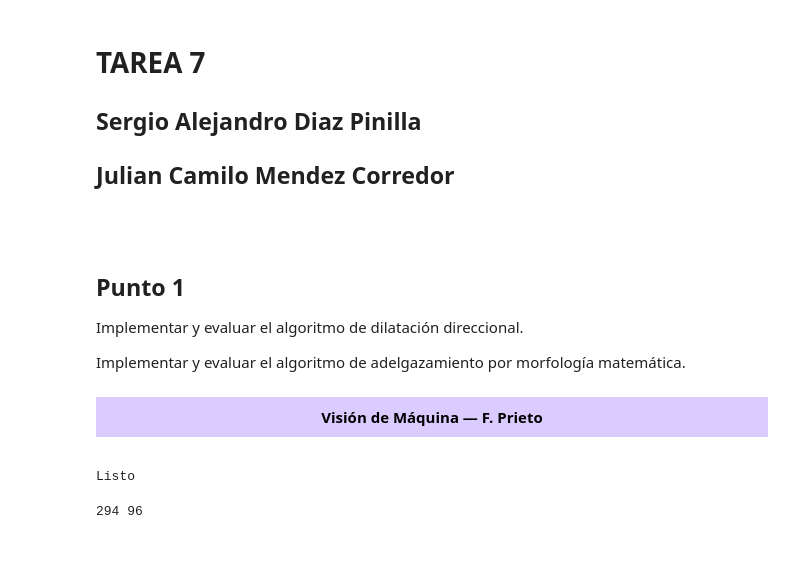
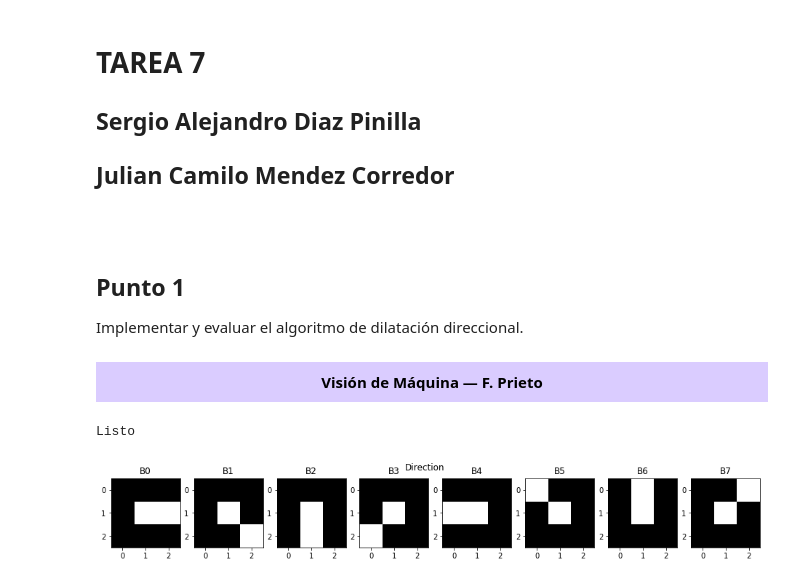
Before and after one commit to seradiazpin/MachineVisionUnal, a Jupyter notebook: Tarea7/Tarea7.ipynb, the cells around one changed output. Drawn from its saved outputs; the diff is of its cells as text; code cells hidden in the pictures; blank space fills up the shorter version.

```diff
--- a/Tarea7/Tarea7.ipynb
+++ b/Tarea7/Tarea7.ipynb
@@ -7,7 +7,7 @@
 <h2>Punto 1</h2>
 
 <p>Implementar y evaluar el algoritmo de dilatación direccional.</p>
- <p> Implementar y evaluar el algoritmo de adelgazamiento por morfología matemática.<p>
+
 
 <h1 style="font-size:100%; background-color:rgba(70, 0, 700, 0.2); color:black; text-align:center; line-height : 30px;">
 Visión de Máquina &#8212; F. Prieto </h1>
@@ -19,21 +19,45 @@ import numpy as np
 from matplotlib import pyplot as plt
 from __future__ import division
 
-img = cv2.imread('Fig/writing.png',0)
 print "Listo"
 # %% [output]
 Listo
 # %%
+def createDirection():
+
+
+    kernelDir = np.array([[0,0,0],[0,1,1],[0,0,0]], int)
+    kernelDir2 = np.array([[0,0,0],[0,1,0],[0,0,1]], int)
+
+    rotation = []
+
+    for i in range(8):
+        rotation.append(np.zeros((3,3)))
+        if(i % 2 == 0):
+            rotation[i] += kernelDir
+            kernelDir = np.rot90(kernelDir,-1)
+        else:
+            rotation[i] += kernelDir2
+            kernelDir2 = np.rot90(kernelDir2,-1)
+
+    return rotation
+
 def dfun(c1,c2):
     pass
 def dir_dil(img, a2 , B = 1, a = 1):
     ex = dfun(c1,c2)**2
     D = B*img*a2*np.exp(-ex)
 
-M = cv2.moments(img)
-cx = int(M['m10']/M['m00'])
-cy = int(M['m01']/M['m00'])
+#M = cv2.moments(img)
+#cx = int(M['m10']/M['m00'])
+#cy = int(M['m01']/M['m00'])
 
-print cx,cy
+directions = createDirection()
+
+plt.figure(2,figsize=(16,2))
+plt.suptitle("Direction")
+for i in range(8):
+    plt.subplot(181+i), plt.imshow(directions[i], cmap=plt.cm.gray), plt.title('B'+str(i))
+#print cx,cy
 # %% [output]
-294 96
+[figure, added]
```
Also changed, not shown: parts of 5 cells of this notebook, 9 other files.
